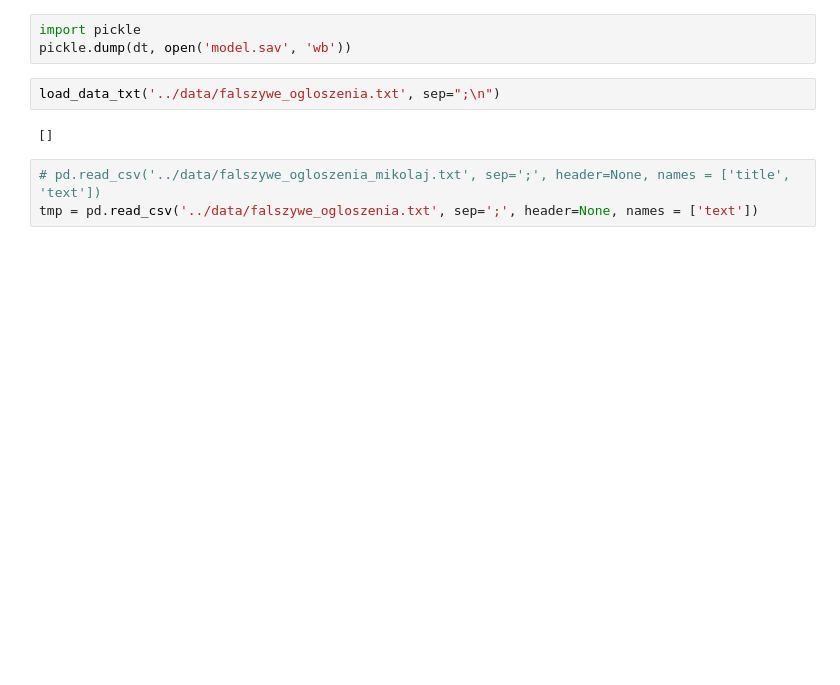
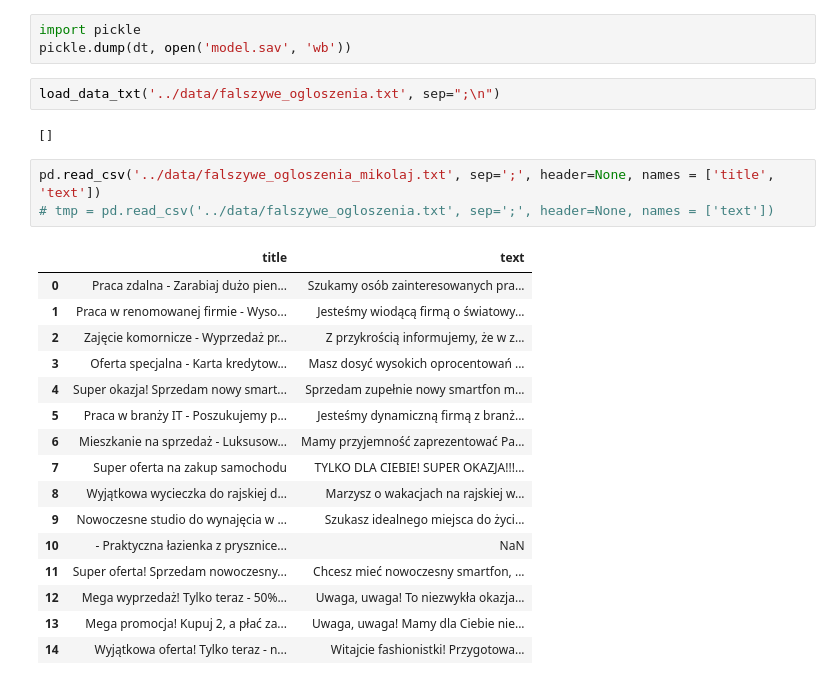
Before and after one commit to galkowskim/Supervision2023, a Jupyter notebook: backend/model/notebooks/wiktor.ipynb, the cells around one changed output. Drawn from its saved outputs; the diff is of its cells as text; blank space fills up the shorter version.

```diff
--- a/backend/model/notebooks/wiktor.ipynb
+++ b/backend/model/notebooks/wiktor.ipynb
@@ -155,5 +140,22 @@ load_data_txt('../data/falszywe_ogloszenia.txt', sep=";\n")
 # %% [output]
 []
 # %%
-# pd.read_csv('../data/falszywe_ogloszenia_mikolaj.txt', sep=';', header=None, names = ['title', 'text'])
-tmp = pd.read_csv('../data/falszywe_ogloszenia.txt', sep=';', header=None, names = ['text'])
+pd.read_csv('../data/falszywe_ogloszenia_mikolaj.txt', sep=';', header=None, names = ['title', 'text'])
+# tmp = pd.read_csv('../data/falszywe_ogloszenia.txt', sep=';', header=None, names = ['text'])
+# %% [output]
+|  | title | text |
+| 0 | Praca zdalna - Zarabiaj dużo pien... | Szukamy osób zainteresowanych pra... |
+| 1 | Praca w renomowanej firmie - Wyso... | Jesteśmy wiodącą firmą o światowy... |
+| 2 | Zajęcie komornicze - Wyprzedaż pr... | Z przykrością informujemy, że w z... |
+| 3 | Oferta specjalna - Karta kredytow... | Masz dosyć wysokich oprocentowań ... |
+| 4 | Super okazja! Sprzedam nowy smart... | Sprzedam zupełnie nowy smartfon m... |
+| 5 | Praca w branży IT - Poszukujemy p... | Jesteśmy dynamiczną firmą z branż... |
+| 6 | Mieszkanie na sprzedaż - Luksusow... | Mamy przyjemność zaprezentować Pa... |
+| 7 | Super oferta na zakup samochodu | TYLKO DLA CIEBIE! SUPER OKAZJA!!!... |
+| 8 | Wyjątkowa wycieczka do rajskiej d... | Marzysz o wakacjach na rajskiej w... |
+| 9 | Nowoczesne studio do wynajęcia w ... | Szukasz idealnego miejsca do życi... |
+| 10 | - Praktyczna łazienka z prysznice... | NaN |
+| 11 | Super oferta! Sprzedam nowoczesny... | Chcesz mieć nowoczesny smartfon, ... |
+| 12 | Mega wyprzedaż! Tylko teraz - 50%... | Uwaga, uwaga! To niezwykła okazja... |
+| 13 | Mega promocja! Kupuj 2, a płać za... | Uwaga, uwaga! Mamy dla Ciebie nie... |
+| 14 | Wyjątkowa oferta! Tylko teraz - n... | Witajcie fashionistki! Przygotowa... |
```
Also changed, not shown: parts of 4 cells of this notebook.
